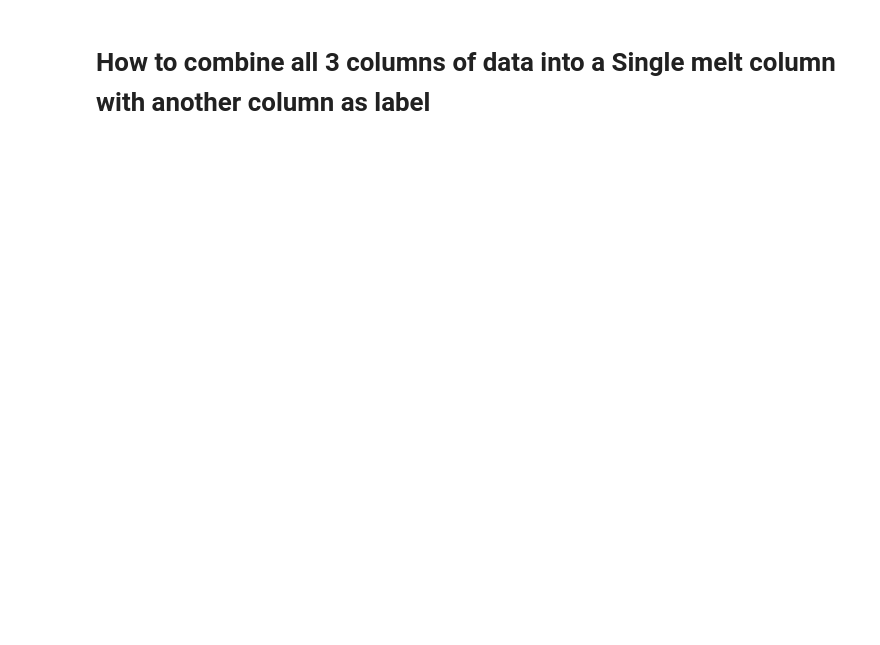
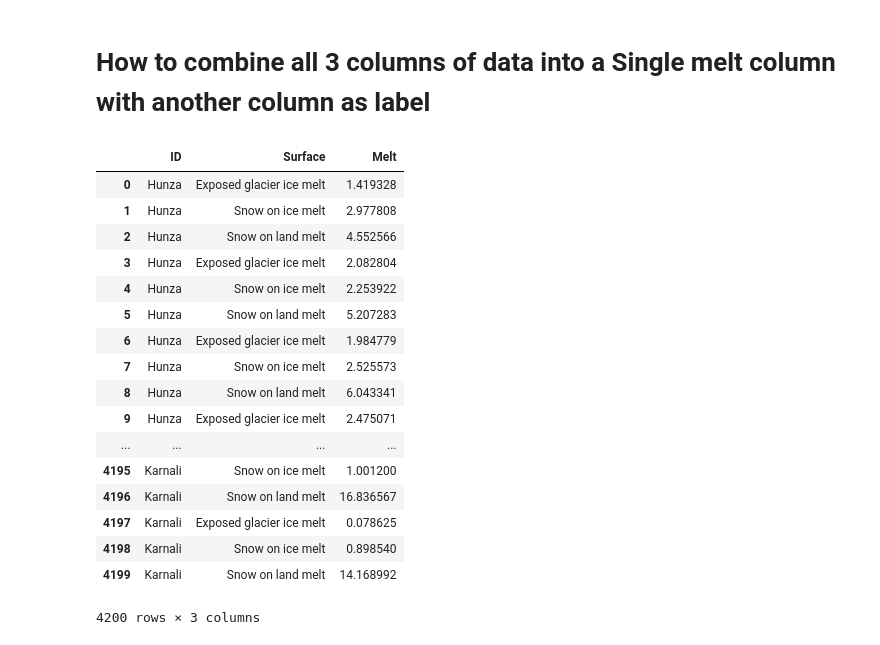
Before and after one commit to mjbrodzik/ipython_notebooks, a Jupyter notebook: charis/Calculate_ti_model_overall_variability.ipynb, the cells around one changed output. Cells and saved outputs as stored; diff of their text form; code cells hidden in the pictures; blank space fills up the shorter version.

Commit message:
Used for REECv0 paper, v2 of Figure 7

```diff
--- a/charis/Calculate_ti_model_overall_variability.ipynb
+++ b/charis/Calculate_ti_model_overall_variability.ipynb
@@ -28,8 +47,10 @@ drainageIDs = ["IN_Hunza_at_DainyorBridge",
 alldf = pd.DataFrame([])
 
 for drainageID in drainageIDs:
-    file = "%s/REECv0_CycleSummary/%s.annual_melt.last20.dat" % (dir, drainageID)
-    print("last20 file %s" % file, file=sys.stderr)
+    #file = "%s/REECv0_CycleSummary/%s.annual_melt.last20.dat" % (dir, drainageID)
+    #print("last20 file %s" % file, file=sys.stderr)
+    file = "%s/REECv0_ModelRankSummary/%s.annual_melt.best20.dat" % (dir, drainageID)
+    print("best20 file %s" % file, file=sys.stderr)
     df = pd.read_pickle(file)
 
     melt = df.copy()
@@ -126,14 +178,34 @@ fig.subplots_adjust(top=0.93)
 # How to combine all 3 columns of data into a Single melt column with another column as label
 # %%
 test = alldf.copy()
-test.drop(['year','cycle','drainageID'],inplace=True,axis=1)
+#test.drop(['year','cycle','drainageID'],inplace=True,axis=1)
+test.drop(['year','rank','drainageID'],inplace=True,axis=1)
 test.set_index('ID', inplace=True)
 
 multicol = pd.MultiIndex.from_tuples([('Melt', 'Snow on land melt'),
                                       ('Melt', 'Snow on ice melt'),
                                       ('Melt', 'Exposed glacier ice melt')])
 test.columns = multicol
 test = test.stack()
 test = test.reset_index()
 test.columns = ['ID', 'Surface', 'Melt']
 test
+# %% [output]
+|  | ID | Surface | Melt |
+| 0 | Hunza | Exposed glacier ice melt | 1.419328 |
+| 1 | Hunza | Snow on ice melt | 2.977808 |
+| 2 | Hunza | Snow on land melt | 4.552566 |
+| 3 | Hunza | Exposed glacier ice melt | 2.082804 |
+| 4 | Hunza | Snow on ice melt | 2.253922 |
+| 5 | Hunza | Snow on land melt | 5.207283 |
+| 6 | Hunza | Exposed glacier ice melt | 1.984779 |
+| 7 | Hunza | Snow on ice melt | 2.525573 |
+| 8 | Hunza | Snow on land melt | 6.043341 |
+| 9 | Hunza | Exposed glacier ice melt | 2.475071 |
+| ... | ... | ... | ... |
+| 4195 | Karnali | Snow on ice melt | 1.001200 |
+| 4196 | Karnali | Snow on land melt | 16.836567 |
+| 4197 | Karnali | Exposed glacier ice melt | 0.078625 |
+| 4198 | Karnali | Snow on ice melt | 0.898540 |
+| 4199 | Karnali | Snow on land melt | 14.168992 |
+4200 rows × 3 columns
```
Also changed, not shown: parts of 20 cells of this notebook, 1 other file.
